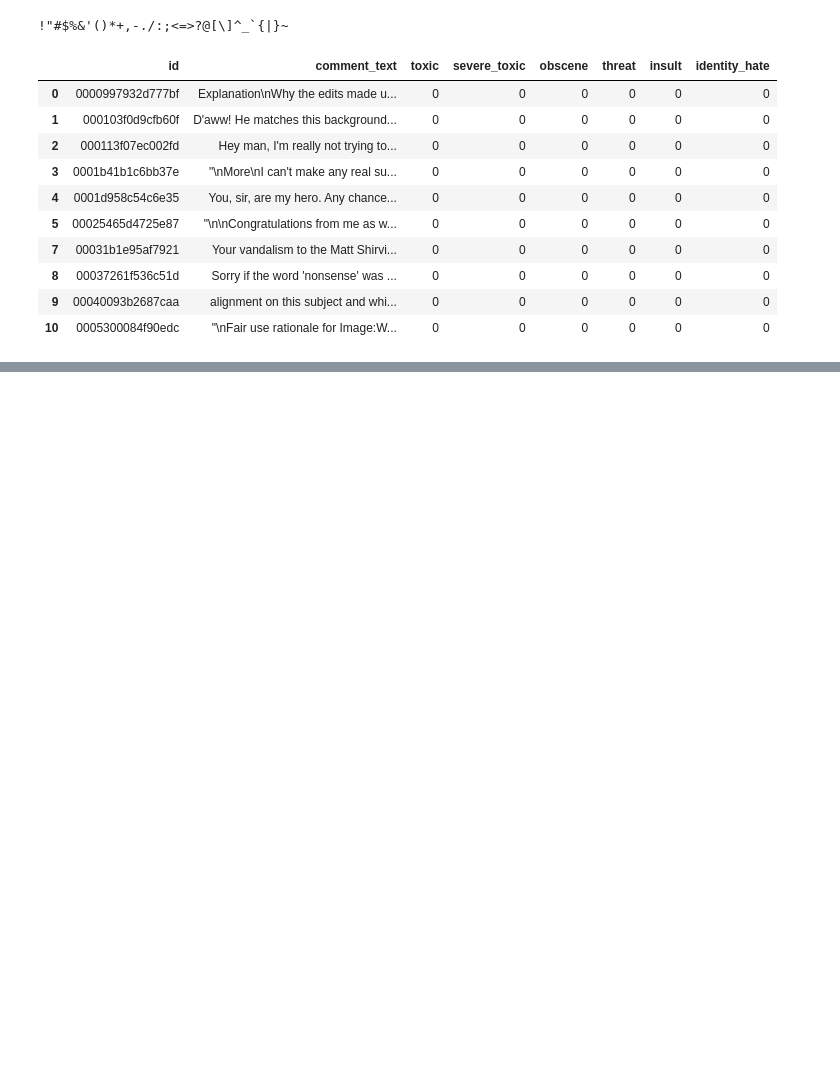
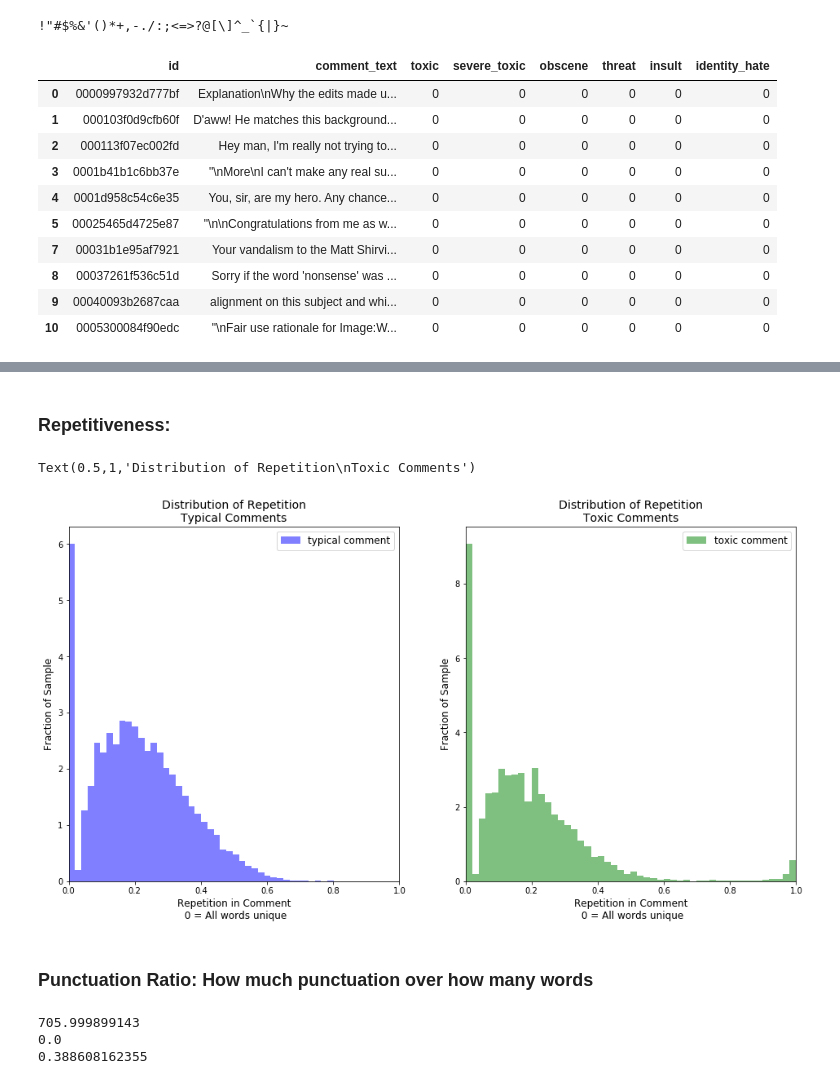
Before and after one commit to pixelatedbrian/polished-vernacular, a Jupyter notebook: notebooks/toxic_comment_eda_round_4.ipynb, the cells around one changed output, grey strips where cells are left out. Cells and saved outputs as stored; diff of their text form; code cells hidden in the pictures; blank space fills up the shorter version.

```diff
--- a/notebooks/toxic_comment_eda_round_4.ipynb
+++ b/notebooks/toxic_comment_eda_round_4.ipynb
@@ -205,0 +286,37 @@ _ = ax.hist(loudness, bins=100, normed=True)
+# %% [markdown]
+### Repetitiveness:
+# %%
+fig, axs = plt.subplots(1, 2, figsize=(16, 8))
+
+_ = axs[0].hist(good_stuff.loc[:, "repeating"], bins=50, normed=True, color='blue', alpha=0.5, label="typical comment")
+_ = axs[1].hist(bad_stuff.loc[:, "repeating"], bins=50, normed=True, color='green', alpha=0.5, label="toxic comment")
+
+axs[0].legend(fontsize=12)
+axs[1].legend(fontsize=12)
+
+axs[0].set_xlabel("Repetition in Comment\n 0 = All words unique", size=12)
+axs[1].set_xlabel("Repetition in Comment\n 0 = All words unique", size=12)
+
+axs[0].set_ylabel("Fraction of Sample", size=12)
+axs[1].set_ylabel("Fraction of Sample", size=12)
+
+axs[0].set_xlim(0, 1.0)
+axs[1].set_xlim(0, 1.0)
+
+axs[0].set_title("Distribution of Repetition\nTypical Comments", size=14)
+axs[1].set_title("Distribution of Repetition\nToxic Comments", size=14)
+# %% [output]
+Text(0.5,1,'Distribution of Repetition\nToxic Comments')
+[figure, added]
+# %% [markdown]
+### Punctuation Ratio:  How much punctuation over how many words
+# %%
+print(bad_stuff.loc[:, "punc_ratio"].values.max())
+print(bad_stuff.loc[:, "punc_ratio"].values.min())
+print(bad_stuff.loc[:, "punc_ratio"].values.mean())
+
+# Log transformation is needed, another log normal distribution
+# %% [output]
+705.999899143
+0.0
+0.388608162355
```
Also changed, not shown: parts of 24 cells of this notebook, 1 other file.
